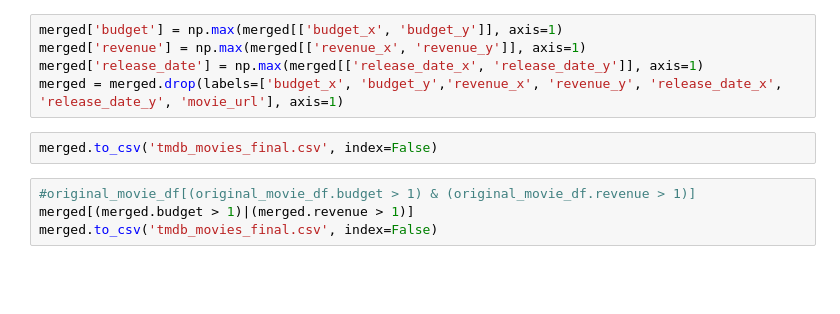
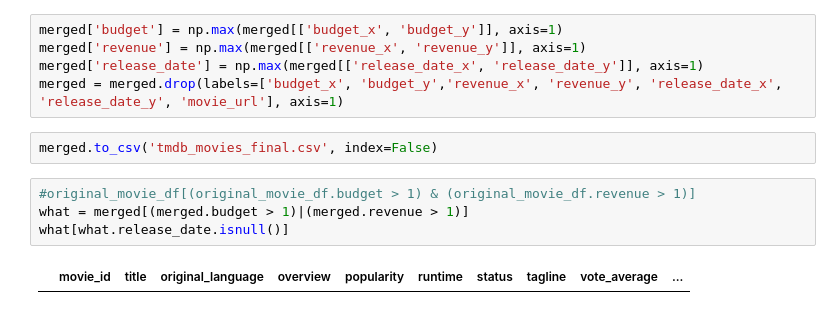
Before and after one commit to wsjk/Capstone_1, a Jupyter notebook: notebooks/clean_data.ipynb, the cells around one changed output. Saved outputs shown, nothing was run; the diff lists cells and outputs as text; blank space fills up the shorter version.

```diff
--- a/notebooks/clean_data.ipynb
+++ b/notebooks/clean_data.ipynb
@@ -183,5 +183,7 @@ merged = merged.drop(labels=['budget_x', 'budget_y','revenue_x', 'revenue_y', 'r
 merged.to_csv('tmdb_movies_final.csv', index=False)
 # %%
 #original_movie_df[(original_movie_df.budget > 1) & (original_movie_df.revenue > 1)]
-merged[(merged.budget > 1)|(merged.revenue > 1)]
-merged.to_csv('tmdb_movies_final.csv', index=False)
+what = merged[(merged.budget > 1)|(merged.revenue > 1)]
+what[what.release_date.isnull()]
+# %% [output]
+|  | movie_id | title | original_language | overview | popularity | runtime | status | tagline | vote_average | ... |
```
Also changed, not shown: 12 other files.
